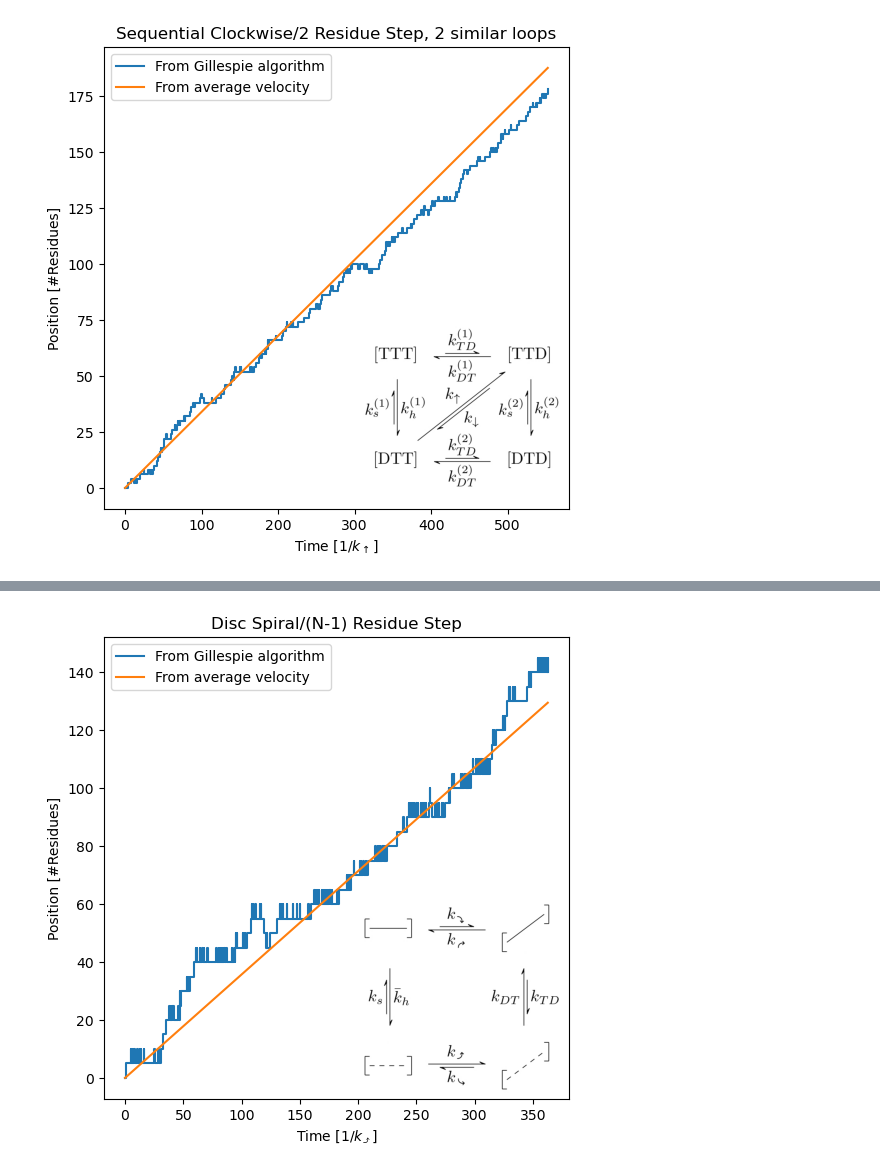
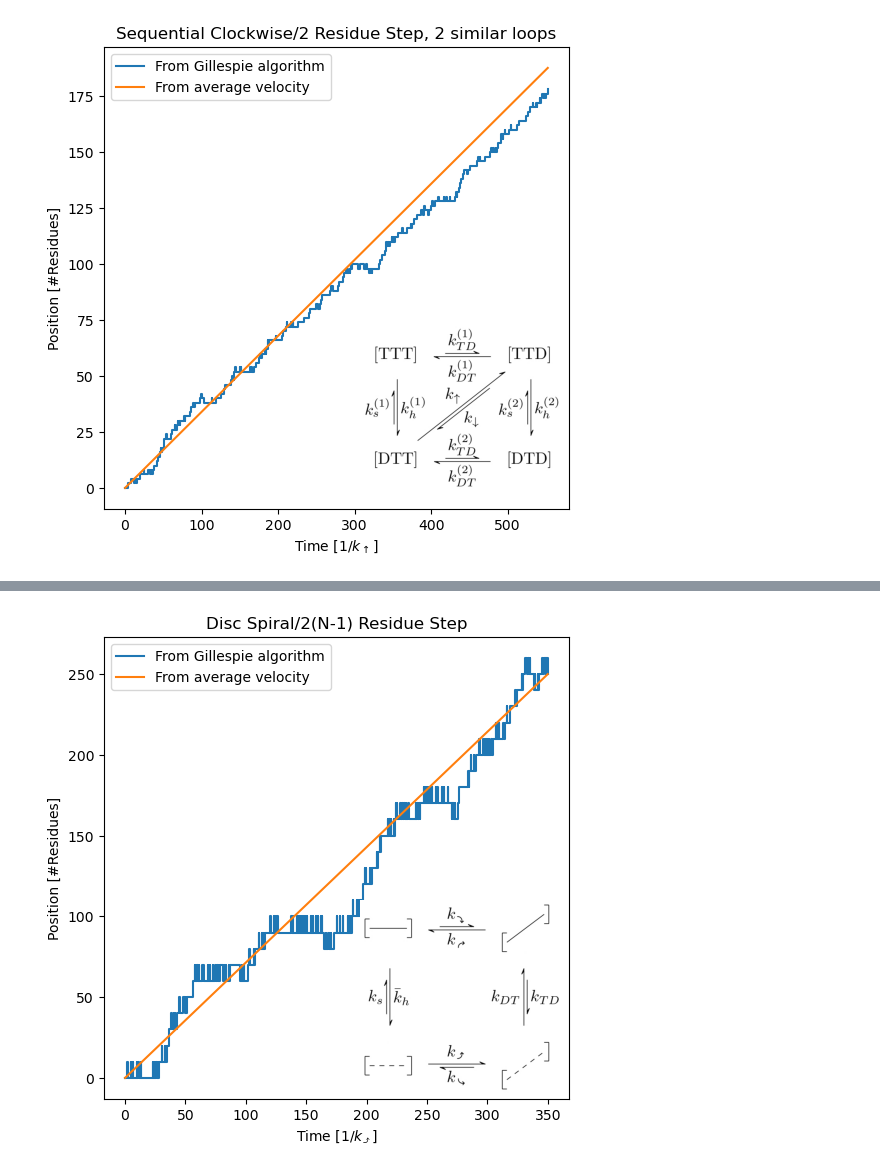
Before and after one commit to antmaier/Projet-de-Master, a Jupyter notebook: UnderstandingGillespieAlgorithm.ipynb, the cells around one changed output, grey strips where cells are left out. Drawn from its saved outputs; the diff is of its cells as text; code cells hidden in the pictures.

Commit message:
Finished new implementation (i.e. with class) of Disc-Spiral

```diff
--- a/UnderstandingGillespieAlgorithm.ipynb
+++ b/UnderstandingGillespieAlgorithm.ipynb
@@ -502,6 +504,8 @@ plt.show()
 
 ![](Disc_spiral_kinetic_scheme.jpg)
 # %%
+# TODO find a better name, acronym, and kinetic scheme image
+
 n_protomers = 6
 
 # ATP/ADP ratio concentrations
@@ -568,15 +572,15 @@ kinetic_scheme.add_edges_from([
 )
 
 disc_spiral = DynamicalProcess(kinetic_scheme, ("┉┉", "┋"),
-                               n_residues_per_step=n_protomers-1,
+                               n_residues_per_step=2*(n_protomers-1),
                                n_protomers=n_protomers)
 # %%
 positions = disc_spiral.gillespie(positions=True)
 fig, ax = disc_spiral.plot_position_evolution(
     positions,
     r"$1/k_⤴$",
     kinetic_scheme_image_path="Disc_spiral_kinetic_scheme.jpg",
-    title="Disc Spiral/(N-1) Residue Step")
+    title="Disc Spiral/2(N-1) Residue Step")
 plt.show()
 # %% [output]
-[figure, old version]
+[figure, new version]
```
Also changed, not shown: parts of 4 cells of this notebook.
